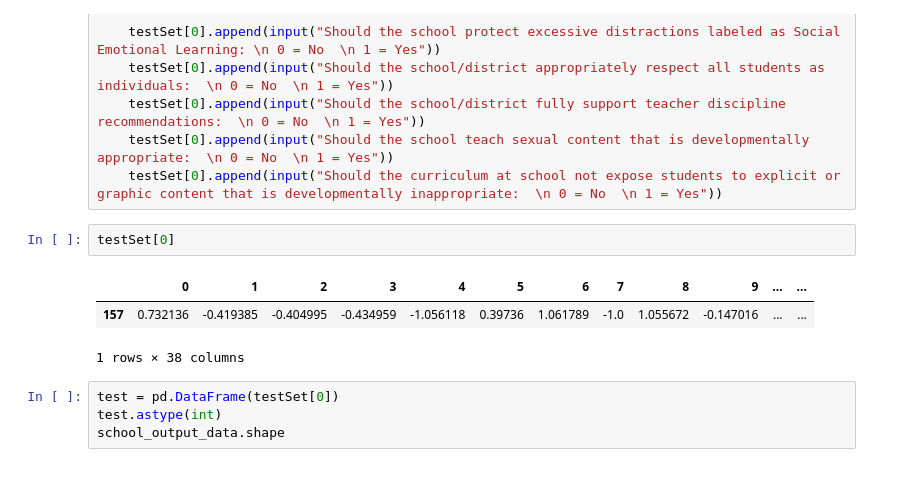
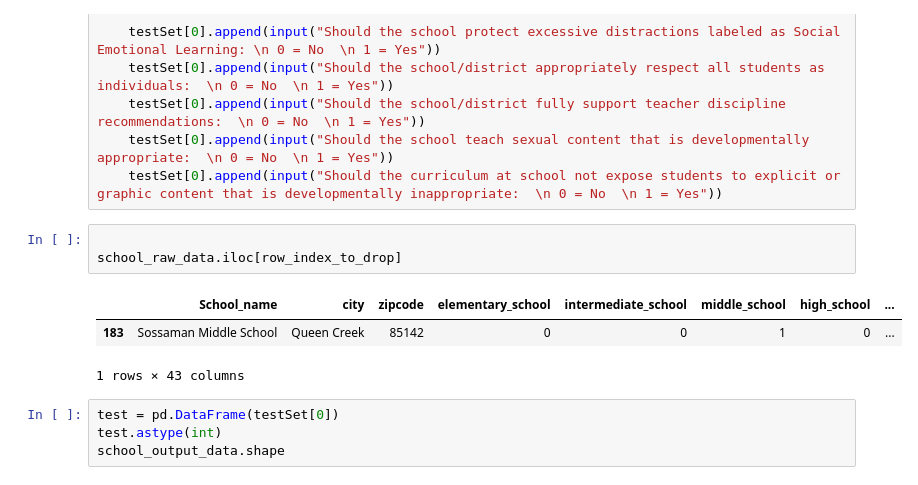
Before and after one commit to rshriharripriya/School_Recommendation_System, a Jupyter notebook: recommedation model_/school recommendation model.ipynb, the cells around one changed output. Saved outputs shown, nothing was run; the diff lists cells and outputs as text.

```diff
--- a/recommedation model_/school recommendation model.ipynb
+++ b/recommedation model_/school recommendation model.ipynb
@@ -195,11 +195,12 @@ else:
     testSet[0].append(input("Should the school teach sexual content that is developmentally appropriate:  \n 0 = No  \n 1 = Yes"))
     testSet[0].append(input("Should the curriculum at school not expose students to explicit or graphic content that is developmentally inappropriate:  \n 0 = No  \n 1 = Yes"))
 # %%
-testSet[0]
+
+school_raw_data.iloc[row_index_to_drop]
 # %% [output]
-|  | 0 | 1 | 2 | 3 | 4 | 5 | 6 | 7 | 8 | 9 | ... | ... |
-| 157 | 0.732136 | -0.419385 | -0.404995 | -0.434959 | -1.056118 | 0.39736 | 1.061789 | -1.0 | 1.055672 | -0.147016 | ... | ... |
+|  | School_name | city | zipcode | elementary_school | intermediate_school | middle_school | high_school | ... |
+| 183 | Sossaman Middle School | Queen Creek | 85142 | 0 | 0 | 1 | 0 | ... |
-1 rows × 38 columns
+1 rows × 43 columns
 # %%
 test = pd.DataFrame(testSet[0])
 test.astype(int)
```
Also changed, not shown: parts of 8 cells of this notebook.
